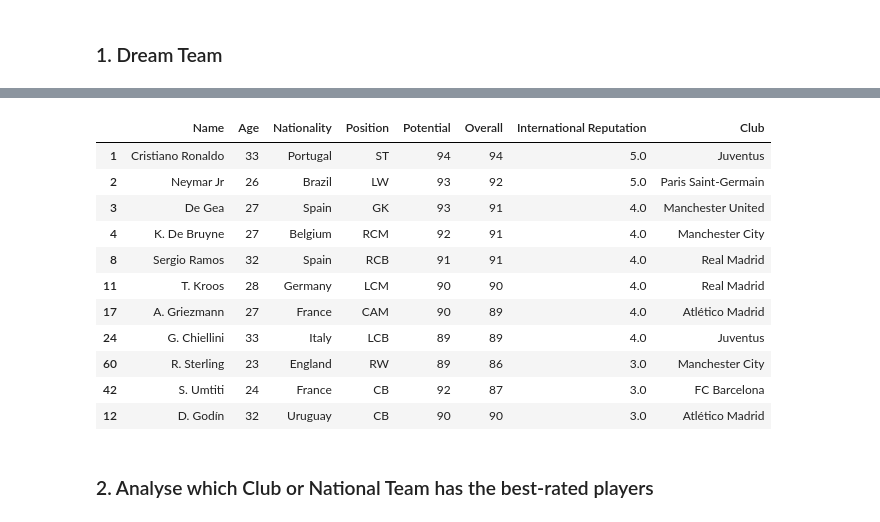
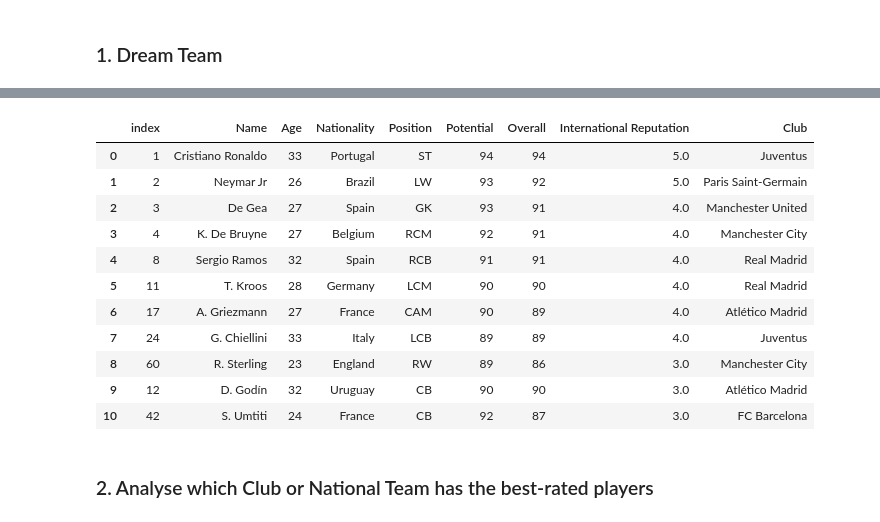
Before and after one commit to pmehta1906/FIFAProject, a Jupyter notebook: FIFAProject.ipynb, the cells around one changed output, grey strips where cells are left out. Drawn from its saved outputs; the diff is of its cells as text; code cells hidden in the pictures.

```diff
--- a/FIFAProject.ipynb
+++ b/FIFAProject.ipynb
@@ -24,21 +25,21 @@ df_CB
 # %%
 #4-3-3
 df2 = df1[df1['Position'].isin(['ST','LW','RW','RCM','LCM','CAM','LCB','RCB','GK'])]
 my_dreamdf = df2.sort_values(by=['Overall','Potential','International Reputation'],ascending=False).groupby('Position').head(1)
-my_dreamdf.append(df_CB)
+my_dreamdf.append(df_CB).reset_index()
 # %% [output]
-|  | Name | Age | Nationality | Position | Potential | Overall | International Reputation | Club |
-| 1 | Cristiano Ronaldo | 33 | Portugal | ST | 94 | 94 | 5.0 | Juventus |
-| 2 | Neymar Jr | 26 | Brazil | LW | 93 | 92 | 5.0 | Paris Saint-Germain |
-| 3 | De Gea | 27 | Spain | GK | 93 | 91 | 4.0 | Manchester United |
-| 4 | K. De Bruyne | 27 | Belgium | RCM | 92 | 91 | 4.0 | Manchester City |
-| 8 | Sergio Ramos | 32 | Spain | RCB | 91 | 91 | 4.0 | Real Madrid |
-| 11 | T. Kroos | 28 | Germany | LCM | 90 | 90 | 4.0 | Real Madrid |
-| 17 | A. Griezmann | 27 | France | CAM | 90 | 89 | 4.0 | Atlético Madrid |
-| 24 | G. Chiellini | 33 | Italy | LCB | 89 | 89 | 4.0 | Juventus |
-| 60 | R. Sterling | 23 | England | RW | 89 | 86 | 3.0 | Manchester City |
-| 42 | S. Umtiti | 24 | France | CB | 92 | 87 | 3.0 | FC Barcelona |
-| 12 | D. Godín | 32 | Uruguay | CB | 90 | 90 | 3.0 | Atlético Madrid |
+|  | index | Name | Age | Nationality | Position | Potential | Overall | International Reputation | Club |
+| 0 | 1 | Cristiano Ronaldo | 33 | Portugal | ST | 94 | 94 | 5.0 | Juventus |
+| 1 | 2 | Neymar Jr | 26 | Brazil | LW | 93 | 92 | 5.0 | Paris Saint-Germain |
+| 2 | 3 | De Gea | 27 | Spain | GK | 93 | 91 | 4.0 | Manchester United |
+| 3 | 4 | K. De Bruyne | 27 | Belgium | RCM | 92 | 91 | 4.0 | Manchester City |
+| 4 | 8 | Sergio Ramos | 32 | Spain | RCB | 91 | 91 | 4.0 | Real Madrid |
+| 5 | 11 | T. Kroos | 28 | Germany | LCM | 90 | 90 | 4.0 | Real Madrid |
+| 6 | 17 | A. Griezmann | 27 | France | CAM | 90 | 89 | 4.0 | Atlético Madrid |
+| 7 | 24 | G. Chiellini | 33 | Italy | LCB | 89 | 89 | 4.0 | Juventus |
+| 8 | 60 | R. Sterling | 23 | England | RW | 89 | 86 | 3.0 | Manchester City |
+| 9 | 12 | D. Godín | 32 | Uruguay | CB | 90 | 90 | 3.0 | Atlético Madrid |
+| 10 | 42 | S. Umtiti | 24 | France | CB | 92 | 87 | 3.0 | FC Barcelona |
 # %% [markdown]
 ### 2. Analyse which Club or National Team has the best-rated players
 # %%
```
Also changed, not shown: parts of 14 cells of this notebook.
